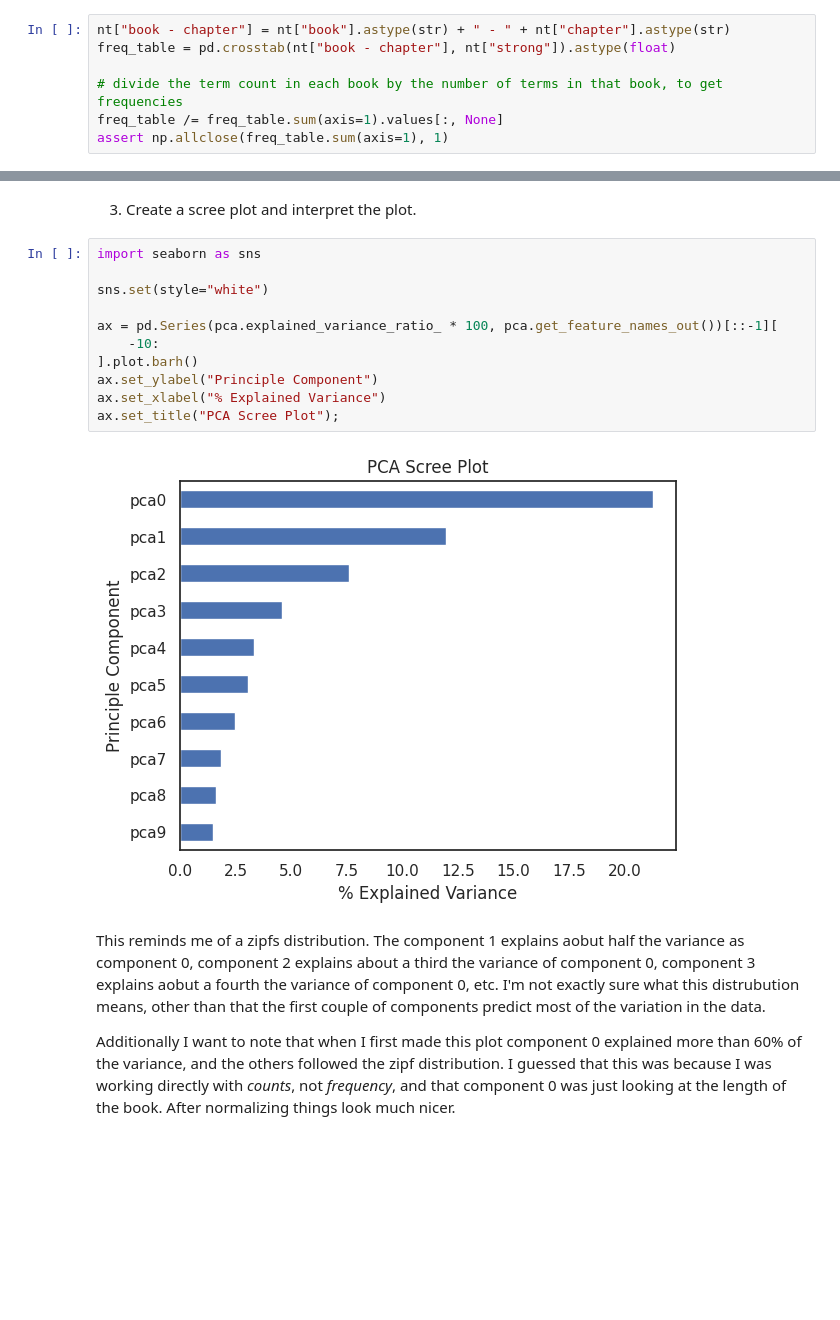
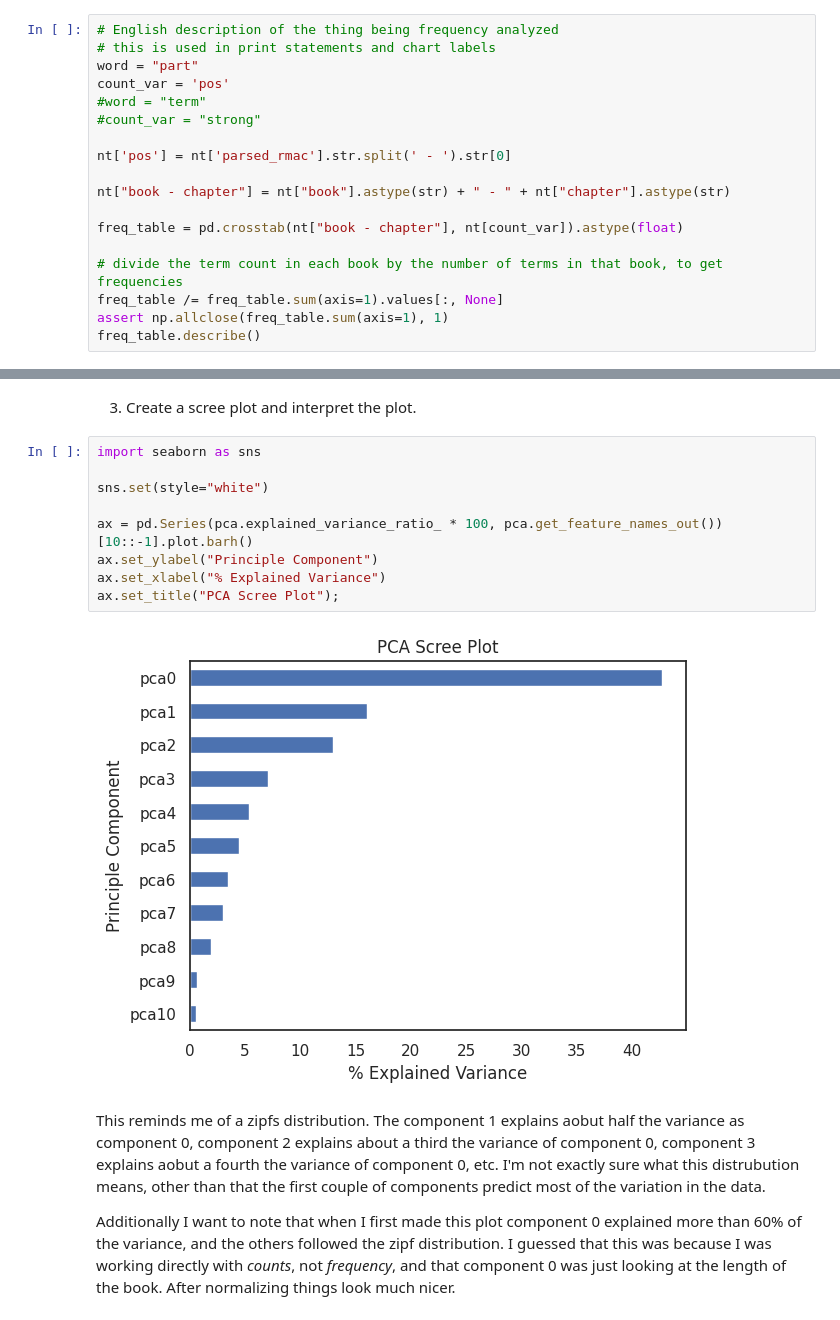
Before and after one commit to wstevick/bible-project, a Jupyter notebook: PS3_DimensionReduction.ipynb, the cells around one changed output, grey strips where cells are left out. Drawn from its saved outputs; the diff is of its cells as text; blank space fills up the shorter version.

```diff
--- a/PS3_DimensionReduction.ipynb
+++ b/PS3_DimensionReduction.ipynb
@@ -13,9 +13,20 @@ import numpy as np
 nt = pd.read_pickle("pickles/nt.pickle")
 dictionary = pd.read_pickle("pickles/dictionary.pickle")
 # %%
+# English description of the thing being frequency analyzed
+# this is used in print statements and chart labels
+word = "part"
+count_var = 'pos'
+#word = "term"
+#count_var = "strong"
+
+nt['pos'] = nt['parsed_rmac'].str.split(' - ').str[0]
+
 nt["book - chapter"] = nt["book"].astype(str) + " - " + nt["chapter"].astype(str)
-freq_table = pd.crosstab(nt["book - chapter"], nt["strong"]).astype(float)
+
+freq_table = pd.crosstab(nt["book - chapter"], nt[count_var]).astype(float)
 
 # divide the term count in each book by the number of terms in that book, to get frequencies
 freq_table /= freq_table.sum(axis=1).values[:, None]
 assert np.allclose(freq_table.sum(axis=1), 1)
+freq_table.describe()
@@ -67,16 +92,14 @@ The terms that drive component 2 are
 # %%
 import seaborn as sns
 
 sns.set(style="white")
 
-ax = pd.Series(pca.explained_variance_ratio_ * 100, pca.get_feature_names_out())[::-1][
-    -10:
-].plot.barh()
+ax = pd.Series(pca.explained_variance_ratio_ * 100, pca.get_feature_names_out())[10::-1].plot.barh()
 ax.set_ylabel("Principle Component")
 ax.set_xlabel("% Explained Variance")
 ax.set_title("PCA Scree Plot");
 # %% [output]
-[figure, old version]
+[figure, new version]
 # %% [markdown]
 This reminds me of a zipfs distribution. The component 1 explains aobut half the variance as component 0, component 2 explains about a third the variance of component 0, component 3 explains aobut a fourth the variance of component 0, etc. I'm not exactly sure what this distrubution means, other than that the first couple of components predict most of the variation in the data.
 
```
Also changed, not shown: parts of 12 cells of this notebook, 4 other files.
